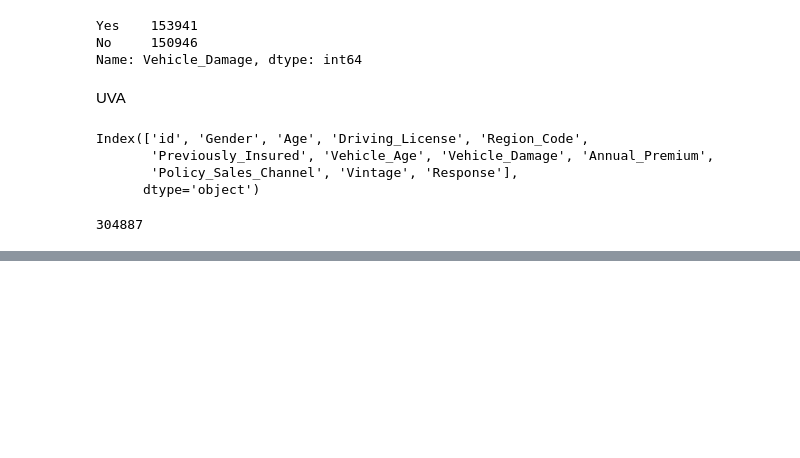
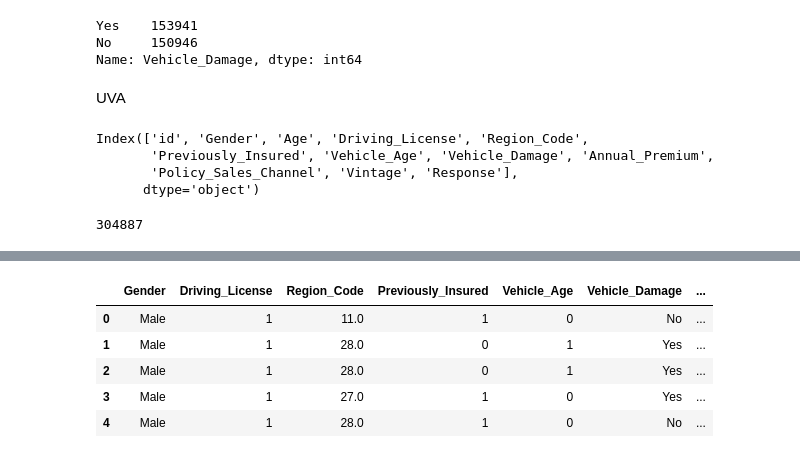
Before and after one commit to r-pant/data-hacks, a Jupyter notebook: Cross-sell prediction/abc.ipynb, the cells around one changed output, grey strips where cells are left out. Drawn from its saved outputs; the diff is of its cells as text; code cells hidden in the pictures; blank space fills up the shorter version.

```diff
--- a/Cross-sell prediction/abc.ipynb
+++ b/Cross-sell prediction/abc.ipynb
@@ -12,6 +14,8 @@ from sklearn.model_selection import train_test_split
 %matplotlib inline
 # %%
 df = pd.read_csv('train.csv')
+# %%
+test = pd.read_csv('test.csv')
 # %%
 df.head()
 # %% [output]
@@ -145,0 +191,3 @@ plot_cat('Region_Code',20,5)
+# %%
+c = {'1-2 Year':'1','< 1 Year':'0','> 2 Years':'2'}
+test['Vehicle_Age']=test['Vehicle_Age'].map(c)
@@ -145,0 +201,7 @@ plot_cat('Region_Code',20,5)
+# %%
+bins = [30, 89, 149, 209, 299]
+bins_names = [1, 2, 3, 4]
+test['VintageBin'] = pd.cut(test['Vintage'], bins, labels=bins_names)
+
+
+## vintage tells the time customer is with us
@@ -145,0 +229,12 @@ plot_cat('Region_Code',20,5)
+# %%
+ids = test['id'].values
+test.drop(columns = ['Vintage','Age','id'] ,axis=1, inplace=True)
+# %%
+test.head()
+# %% [output]
+|  | Gender | Driving_License | Region_Code | Previously_Insured | Vehicle_Age | Vehicle_Damage | ... |
+| 0 | Male | 1 | 11.0 | 1 | 0 | No | ... |
+| 1 | Male | 1 | 28.0 | 0 | 1 | Yes | ... |
+| 2 | Male | 1 | 28.0 | 0 | 1 | Yes | ... |
+| 3 | Male | 1 | 27.0 | 1 | 0 | Yes | ... |
+| 4 | Male | 1 | 28.0 | 1 | 0 | No | ... |
```
Also changed, not shown: parts of 96 cells of this notebook, 1 other file.
